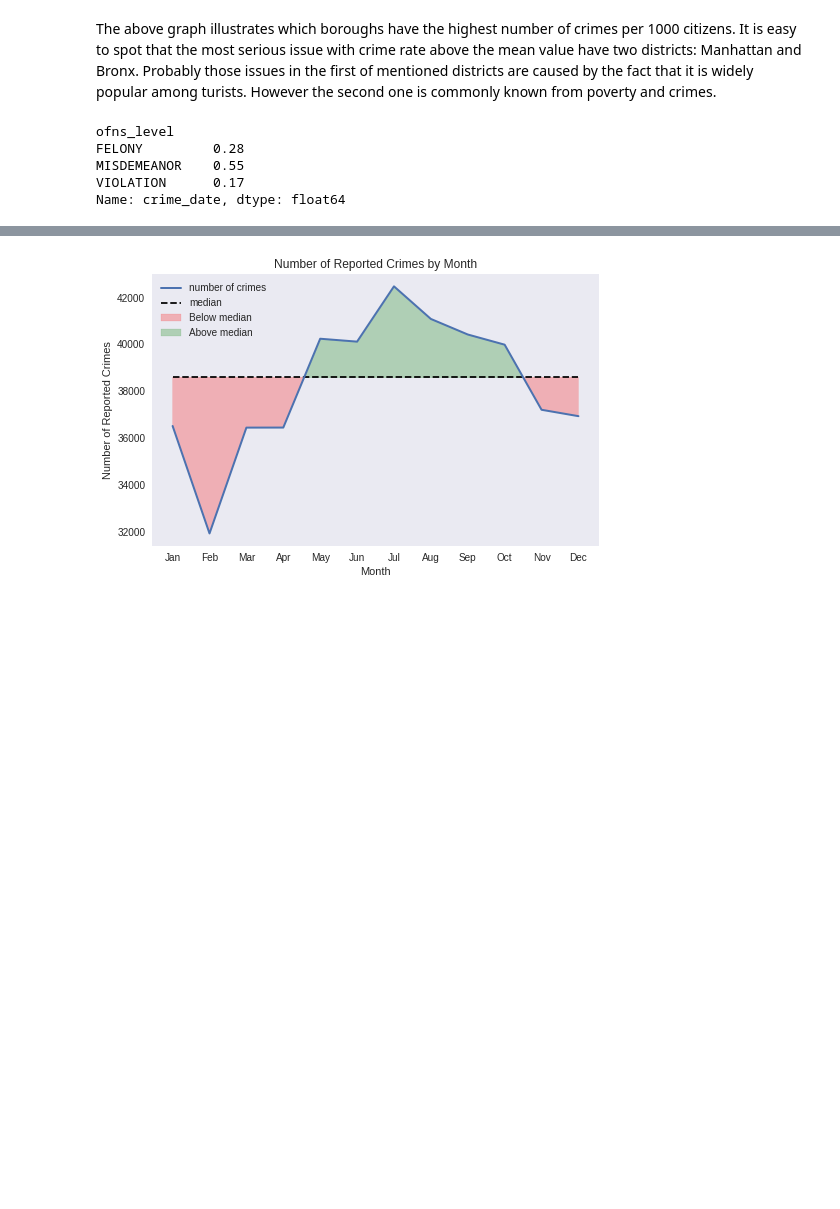
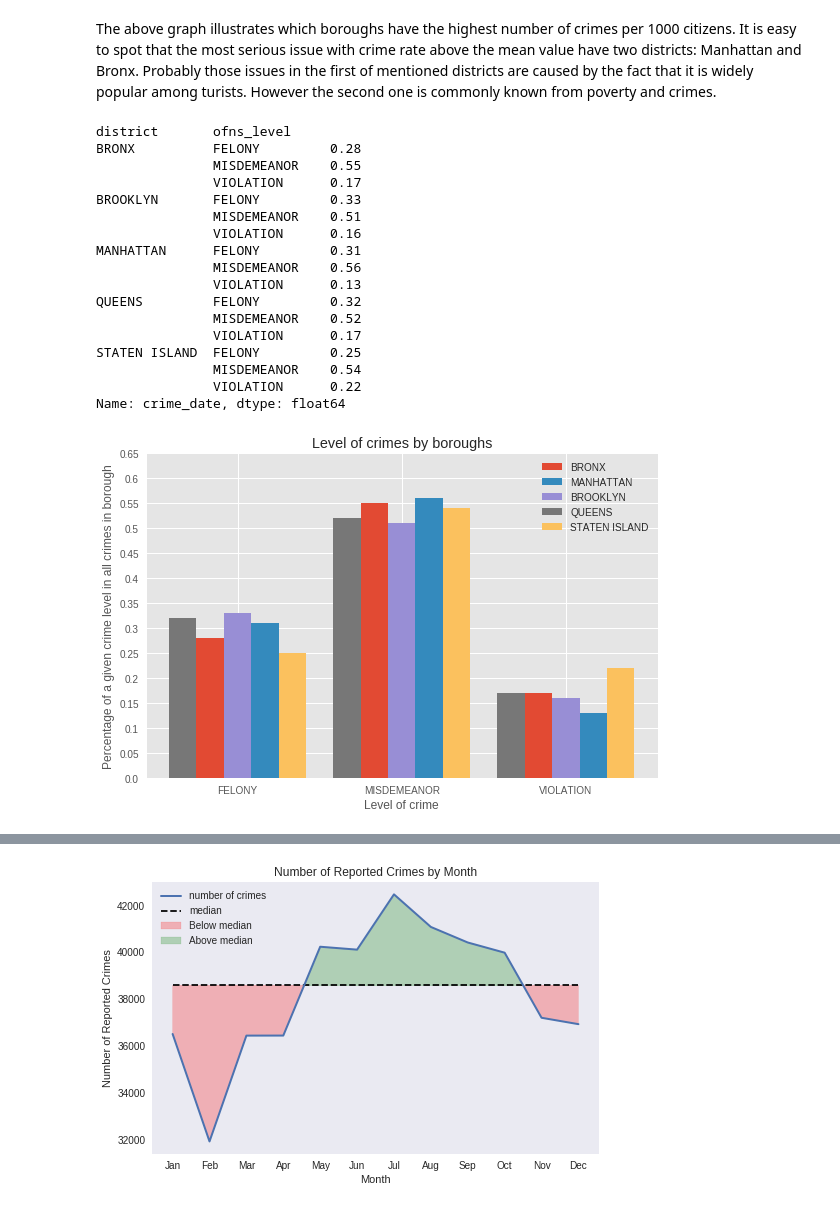
Before and after one commit to michalradecki/python_data_NY_crime, a Jupyter notebook: data_analysis_NYPD_crime.ipynb, the cells around one changed output, grey strips where cells are left out. Cells and saved outputs as stored; diff of their text form; code cells hidden in the pictures; blank space fills up the shorter version.

```diff
--- a/data_analysis_NYPD_crime.ipynb
+++ b/data_analysis_NYPD_crime.ipynb
@@ -194,19 +187,55 @@ plt.tight_layout()
 # %% [markdown]
 The above graph illustrates which boroughs have the highest number of crimes per 1000 citizens. It is easy to spot that the most serious issue with crime rate above the mean value have two districts: Manhattan and Bronx.
 Probably those issues in the first of mentioned districts are caused by the fact that it is widely popular among turists. However the second one is commonly known from poverty and crimes.
-# %%
-# %poważnych przestępstw ze względu na dzielnice
-ofns_level_dist = df.groupby(['district', 'ofns_level']).count()['crime_date']
-ofns_level_dist = ofns_level_dist.transform(lambda x: (x/x.sum(level=0)).round(2))
-
-#x_indexes = np.arange(len())
-width = 0.167
-
-
-ofns_level_dist.loc["BRONX"]
-# %% [output]
-ofns_level
-FELONY         0.28
-MISDEMEANOR    0.55
-VIOLATION      0.17
-Name: crime_date, dtype: float64
+# %%
+# %poważnych przestępstw ze względu na dzielnice
+plt.style.use('ggplot')
+
+ofns_level_dist = df.groupby(['district', 'ofns_level']).count()['crime_date']
+ofns_level_dist = ofns_level_dist.transform(lambda x: (x/x.sum(level=0)).round(2))
+
+idx = list(set(ofns_level_dist.index.get_level_values(1)))
+x_indexes = np.arange(len(idx))
+width = 0.167
+
+data_bronx = ofns_level_dist.loc["BRONX"]
+data_manhattan = ofns_level_dist.loc['MANHATTAN']
+data_brooklyn = ofns_level_dist.loc['BROOKLYN']
+data_queens = ofns_level_dist.loc['QUEENS']
+data_staten = ofns_level_dist.loc['STATEN ISLAND']
+
+plt.bar(x_indexes-width, data_bronx, width=width, label="BRONX")
+plt.bar(x_indexes+width, data_manhattan, width=width, label='MANHATTAN')
+plt.bar(x_indexes, data_brooklyn, width=width, label='BROOKLYN')
+plt.bar(x_indexes-2*width, data_queens, width=width, label='QUEENS')
+plt.bar(x_indexes+2*width, data_staten, width=width, label='STATEN ISLAND')
+
+plt.title("Level of crimes by boroughs")
+plt.xlabel("Level of crime")
+plt.ylabel("Percentage of a given crime level in all crimes in borough")
+plt.xticks(ticks=x_indexes, labels=ofns_level_dist.index.get_level_values(1))
+plt.yticks(ticks=np.linspace(0, .65, 14), labels=np.linspace(0, .65, 14).round(2))
+
+plt.legend()
+
+plt.tight_layout()
+print(ofns_level_dist)
+# %% [output]
+district       ofns_level
+BRONX          FELONY         0.28
+               MISDEMEANOR    0.55
+               VIOLATION      0.17
+BROOKLYN       FELONY         0.33
+               MISDEMEANOR    0.51
+               VIOLATION      0.16
+MANHATTAN      FELONY         0.31
+               MISDEMEANOR    0.56
+               VIOLATION      0.13
+QUEENS         FELONY         0.32
+               MISDEMEANOR    0.52
+               VIOLATION      0.17
+STATEN ISLAND  FELONY         0.25
+               MISDEMEANOR    0.54
+               VIOLATION      0.22
+Name: crime_date, dtype: float64
+[figure, added]
```
Also changed, not shown: parts of 22 cells of this notebook.
